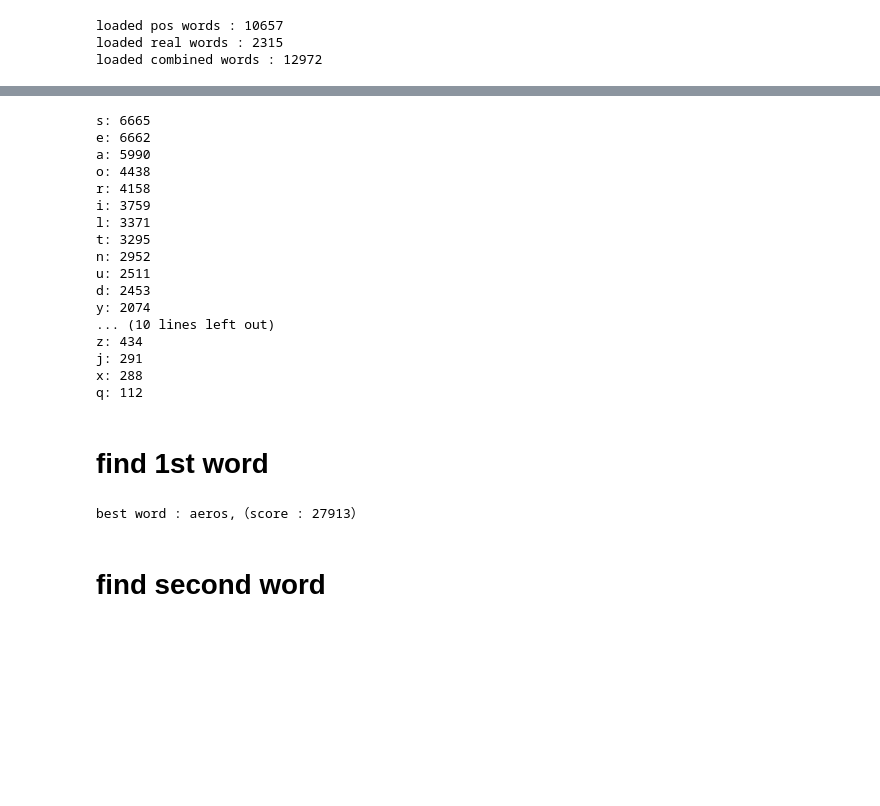
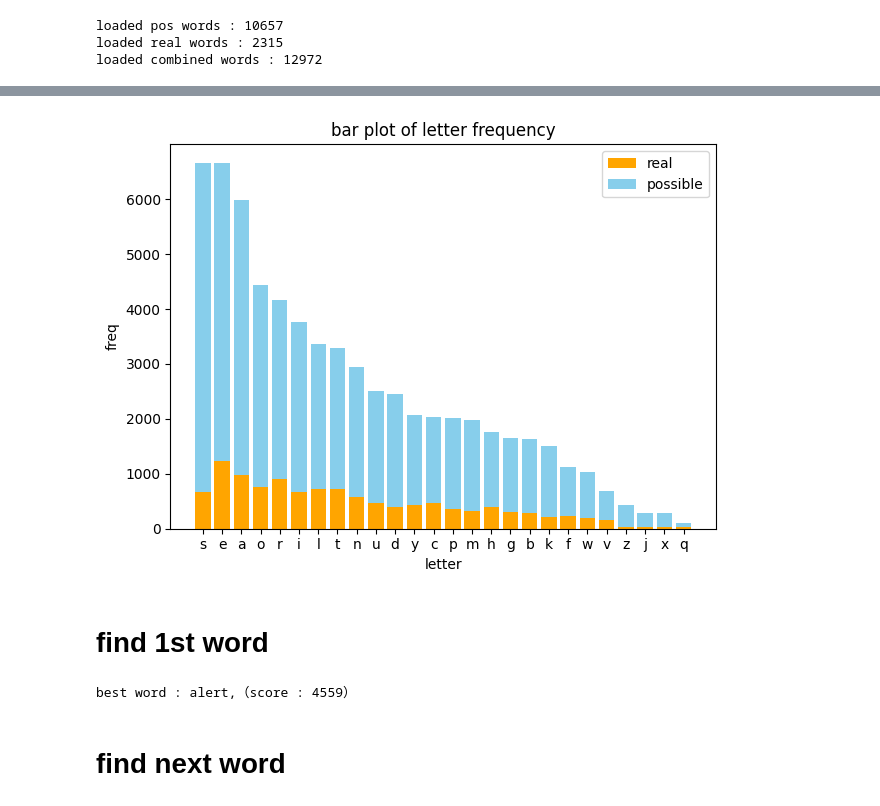
Before and after one commit to leon53660713/wordle_crack, a Jupyter notebook: wordle_break.ipynb, the cells around one changed output, grey strips where cells are left out. Drawn from its saved outputs; the diff is of its cells as text; code cells hidden in the pictures; blank space fills up the shorter version.

```diff
--- a/wordle_break.ipynb
+++ b/wordle_break.ipynb
@@ -58,28 +105,32 @@ comb_letter_freq = Counter(comb_letters)
 sorted_pos_freq = dict(sorted(pos_letter_freq.items(), key=lambda x: x[1], reverse=True))
 sorted_real_freq = dict(sorted(real_letter_freq.items(), key=lambda x: x[1], reverse=True))
 sorted_comb_freq = dict(sorted(comb_letter_freq.items(), key=lambda x: x[1], reverse=True))
-
-# show result of real word
-for letter, freq in sorted_comb_freq.items():
-    print(f"{letter}: {freq}")
-# %% [output]
-s: 6665
-e: 6662
-a: 5990
-o: 4438
-r: 4158
-i: 3759
-l: 3371
-t: 3295
-n: 2952
-u: 2511
-d: 2453
-y: 2074
-... (10 lines left out)
-z: 434
-j: 291
-x: 288
-q: 112
+# %%
+# all letters freq
+all_letter_freq = set(pos_letter_freq.keys()) | set(real_letter_freq.keys())
+total_freq = {
+    letter: pos_letter_freq.get(letter, 0) + real_letter_freq.get(letter, 0)
+    for letter in all_letter_freq
+}
+
+# sort
+sorted_letters = sorted(total_freq.keys(), key=lambda l: total_freq[l], reverse=True)
+real_val = [real_letter_freq.get(letter, 0) for letter in sorted_letters]
+pos_val = [pos_letter_freq.get(letter, 0) for letter in sorted_letters]
+
+# bar plot
+plt.bar(sorted_letters, real_val, label='real', color='orange')
+plt.bar(sorted_letters, pos_val, bottom=real_val, label='possible', color='skyblue')
+
+# adjust
+plt.xlabel('letter')
+plt.ylabel('freq')
+plt.title('bar plot of letter frequency')
+plt.legend()
+plt.tight_layout()
+plt.show()
+# %% [output]
+[figure, added]
 # %% [markdown]
 # find 1st word
 # %%
@@ -87,14 +138,13 @@ q: 112
 def score_word(word, freq_dict):
     return sum(freq_dict.get(letter, 0) for letter in set(word))
 # %%
+# test func
 # run all words to score and find best word
-scored_words = [(word, score_word(word, sorted_comb_freq)) for word in comb_words]
-
+scored_words = [(word, score_word(word, sorted_real_freq)) for word in real_words]
 best_word = max(scored_words, key=lambda x: x[1])
-
 print(f"best word : {best_word[0]},（score : {best_word[1]}）")
 # %% [output]
-best word : aeros,（score : 27913）
+best word : alert,（score : 4559）
 # %% [markdown]
-# find second word
+# find next word
 # %% [markdown]
```
Also changed, not shown: parts of 20 cells of this notebook.
